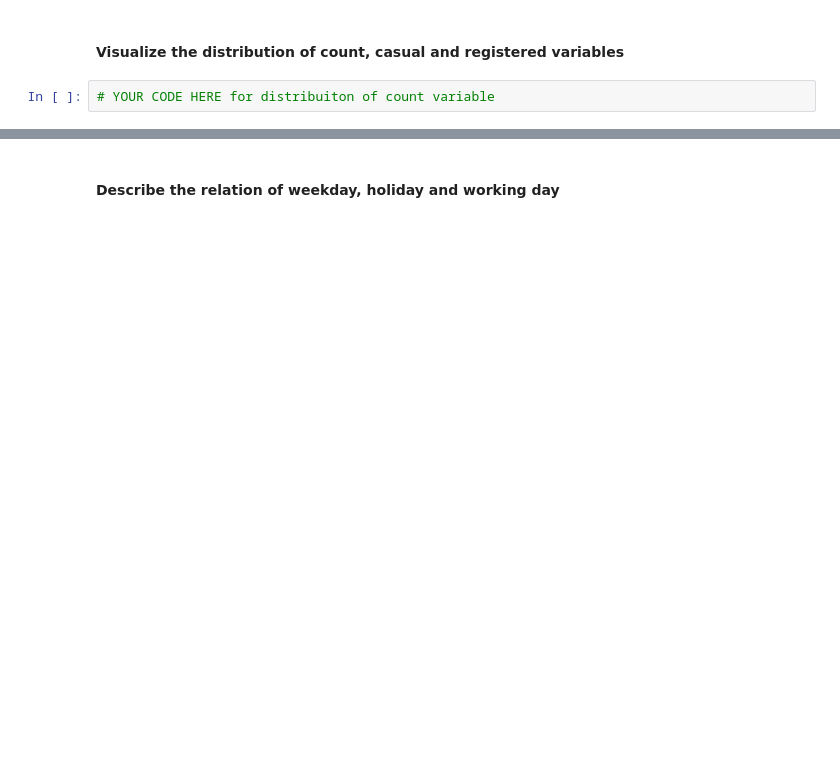
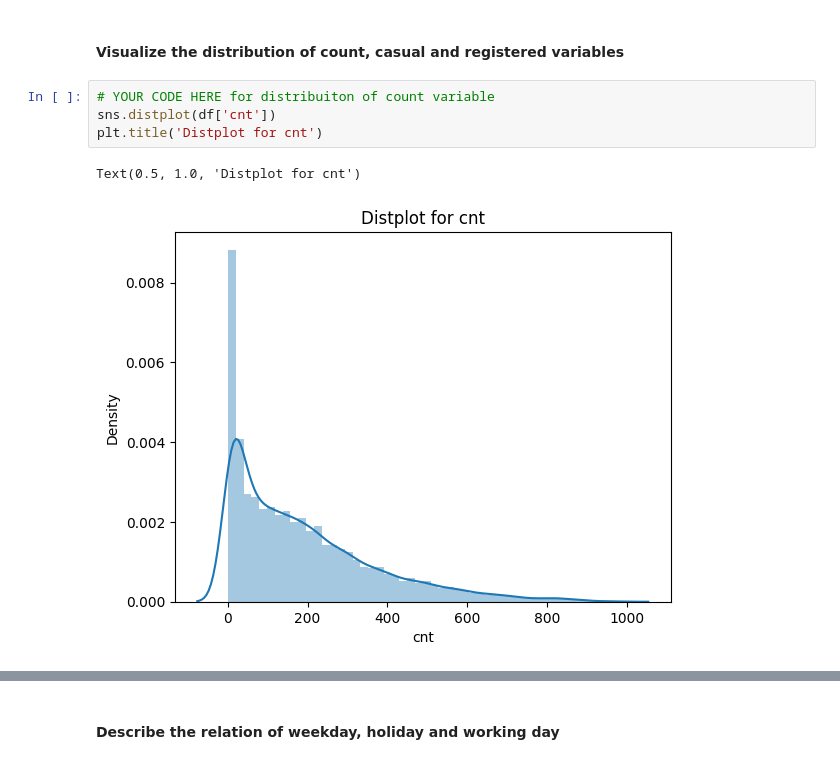
Before and after one commit to SiddhantRout/CDS-IISC, a Jupyter notebook: Module-3: Machine Learning/M3_NB_MiniProject_1_LinearRegression_Regularization.ipynb, the cells around one changed output, grey strips where cells are left out. Saved outputs shown, nothing was run; the diff lists cells and outputs as text; blank space fills up the shorter version.

```diff
--- a/Module-3: Machine Learning/M3_NB_MiniProject_1_LinearRegression_Regularization.ipynb
+++ b/Module-3: Machine Learning/M3_NB_MiniProject_1_LinearRegression_Regularization.ipynb
@@ -128,5 +166,10 @@ print the datatypes of the columns
 #### Visualize the distribution of count, casual and registered variables
 # %%
 # YOUR CODE HERE for distribuiton of count variable
+sns.distplot(df['cnt'])
+plt.title('Distplot for cnt')
+# %% [output]
+Text(0.5, 1.0, 'Distplot for cnt')
+[figure, added]
 # %%
 # YOUR CODE HERE for distribuiton of casual variable
```
Also changed, not shown: parts of 16 cells of this notebook.
